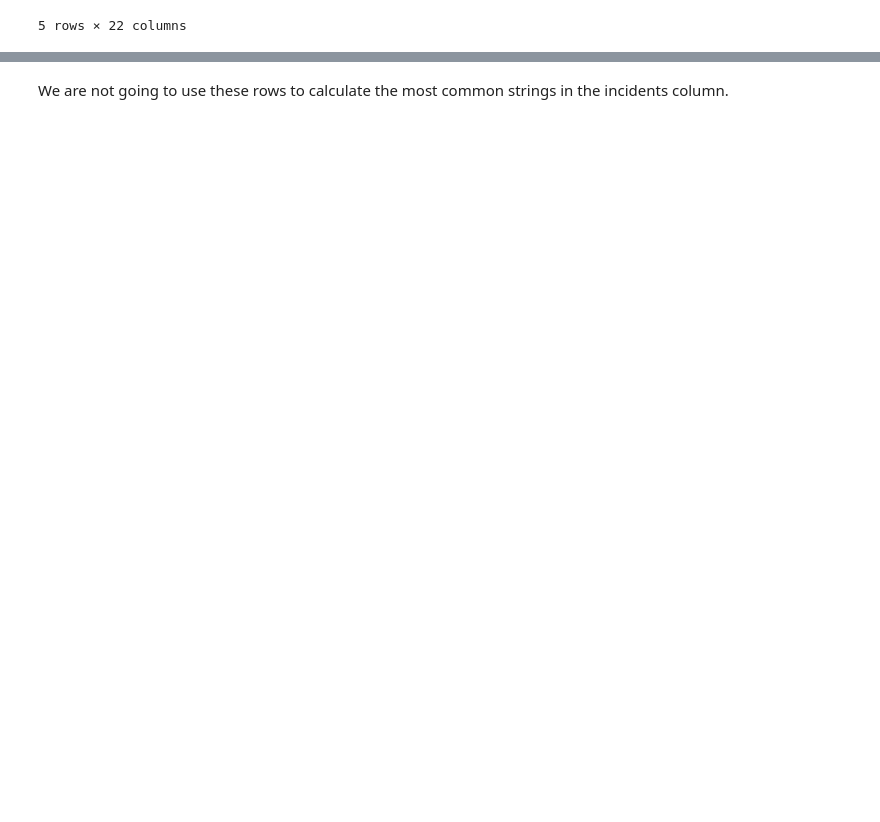
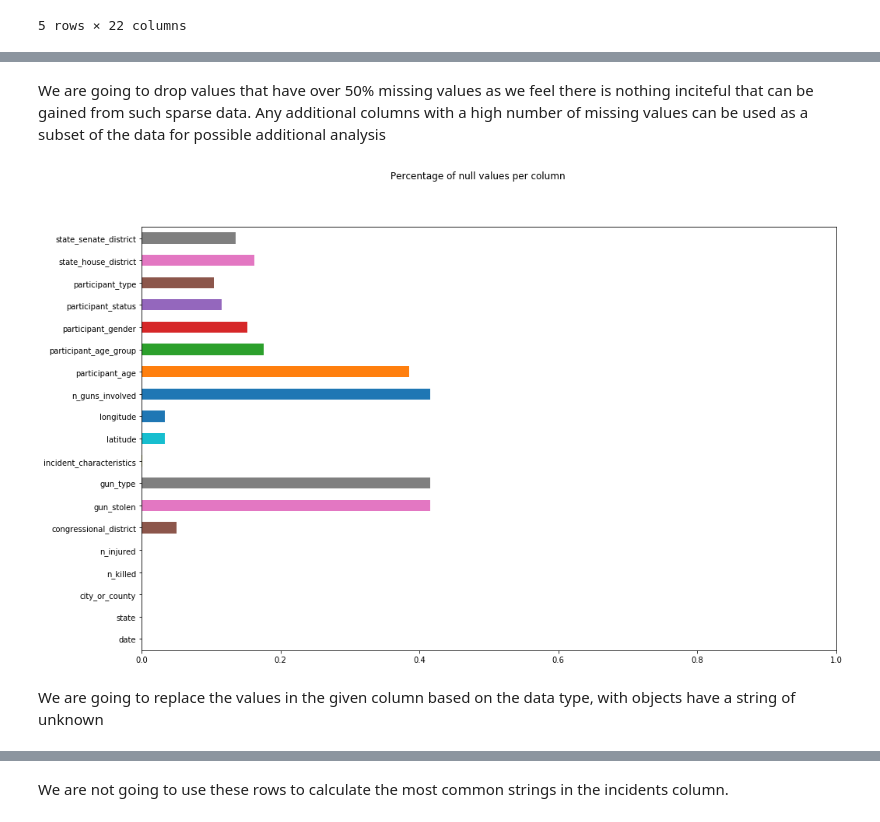
Before and after one commit to stmillett/MSDS7331_NorthCarolinaDataset, a Jupyter notebook: Lab3/Data Mining - Lab 3.ipynb, the cells around one changed output, grey strips where cells are left out. Saved outputs shown, nothing was run; the diff lists cells and outputs as text; code cells hidden in the pictures; blank space fills up the shorter version.

```diff
--- a/Lab3/Data Mining - Lab 3.ipynb
+++ b/Lab3/Data Mining - Lab 3.ipynb
@@ -55,0 +68,14 @@ print(gun_data_modified.incident_characteristics.isna().sum()/len(gun_data_modif
+# %% [markdown]
+We are going to drop values that have over 50% missing values as we feel there is nothing inciteful that can be gained from such sparse data. Any additional columns with a high number of missing values can be used as a subset of the data for possible additional analysis
+# %%
+gun_data_modified = gun_data_modified.loc[:,gun_data_modified.isnull().mean()<.50]
+# %%
+plt.figure(figsize=(16,10))
+plt.xlim(0,1)
+plt.suptitle('Percentage of null values per column')
+gun_data_modified.isnull().mean().plot.barh();
+plt.show()
+# %% [output]
+[figure, added]
+# %% [markdown]
+We are going to replace the values in the given column based on the data type, with objects have a string of unknown
```
Also changed, not shown: parts of 27 cells of this notebook.
